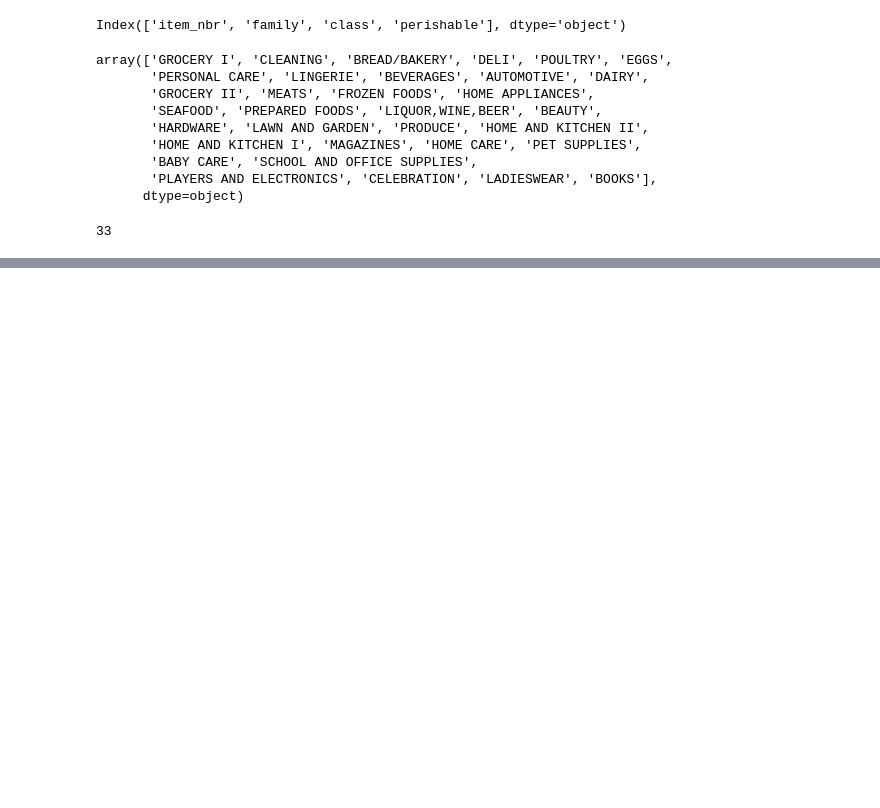
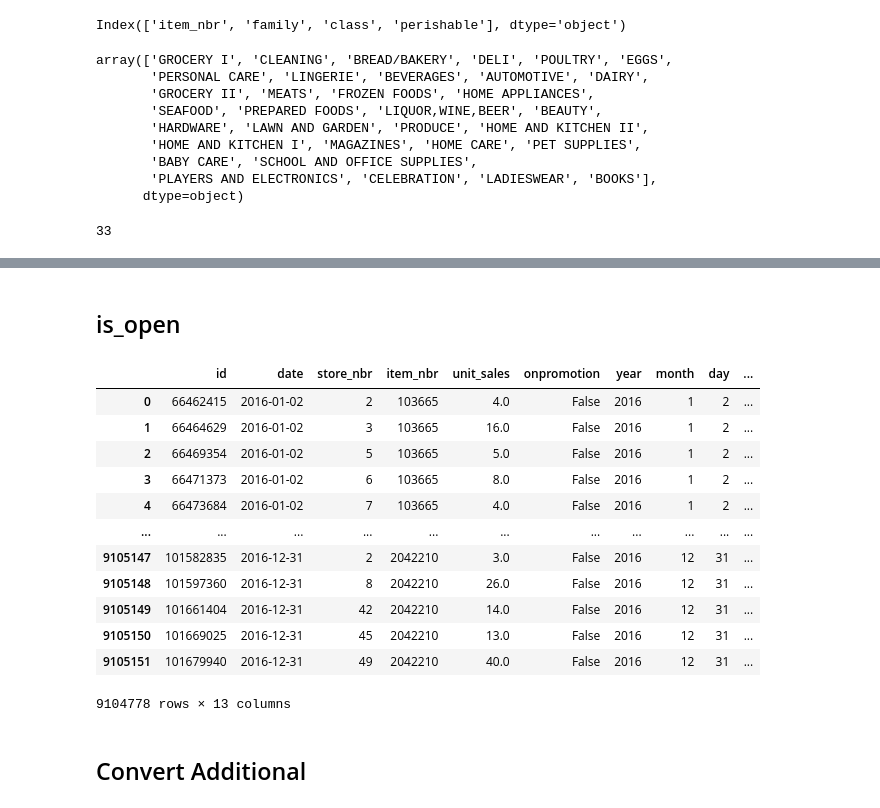
Before and after one commit to didine13/forecasting_for_sales, a Jupyter notebook: notebooks/nhouyvanisvong_dataexplo2.ipynb, the cells around one changed output, grey strips where cells are left out. Saved outputs shown, nothing was run; the diff lists cells and outputs as text; code cells hidden in the pictures; blank space fills up the shorter version.

Commit message:
Continue to prepare convert Additional

```diff
--- a/notebooks/nhouyvanisvong_dataexplo2.ipynb
+++ b/notebooks/nhouyvanisvong_dataexplo2.ipynb
@@ -1441,0 +1322,2 @@ array(['Holiday', 'Transfer', 'Additional', 'Bridge', 'Work Day', 'Event'],
+# %% [markdown]
+## is_open
@@ -1441,0 +1326,17 @@ array(['Holiday', 'Transfer', 'Additional', 'Bridge', 'Work Day', 'Event'],
+# %%
+# to know if is_open
+train_itemsp.loc[train_itemsp['unit_sales'] > 0] # ['is_open'] = True
+# %% [output]
+|  | id | date | store_nbr | item_nbr | unit_sales | onpromotion | year | month | day | ... |
+| 0 | 66462415 | 2016-01-02 | 2 | 103665 | 4.0 | False | 2016 | 1 | 2 | ... |
+| 1 | 66464629 | 2016-01-02 | 3 | 103665 | 16.0 | False | 2016 | 1 | 2 | ... |
+| 2 | 66469354 | 2016-01-02 | 5 | 103665 | 5.0 | False | 2016 | 1 | 2 | ... |
+| 3 | 66471373 | 2016-01-02 | 6 | 103665 | 8.0 | False | 2016 | 1 | 2 | ... |
+| 4 | 66473684 | 2016-01-02 | 7 | 103665 | 4.0 | False | 2016 | 1 | 2 | ... |
+| ... | ... | ... | ... | ... | ... | ... | ... | ... | ... | ... |
+| 9105147 | 101582835 | 2016-12-31 | 2 | 2042210 | 3.0 | False | 2016 | 12 | 31 | ... |
+| 9105148 | 101597360 | 2016-12-31 | 8 | 2042210 | 26.0 | False | 2016 | 12 | 31 | ... |
+| 9105149 | 101661404 | 2016-12-31 | 42 | 2042210 | 14.0 | False | 2016 | 12 | 31 | ... |
+| 9105150 | 101669025 | 2016-12-31 | 45 | 2042210 | 13.0 | False | 2016 | 12 | 31 | ... |
+| 9105151 | 101679940 | 2016-12-31 | 49 | 2042210 | 40.0 | False | 2016 | 12 | 31 | ... |
+9104778 rows × 13 columns
@@ -1441,0 +1352,2 @@ array(['Holiday', 'Transfer', 'Additional', 'Bridge', 'Work Day', 'Event'],
+# %% [markdown]
+## Convert Additional
```
Also changed, not shown: parts of 49 cells of this notebook.
